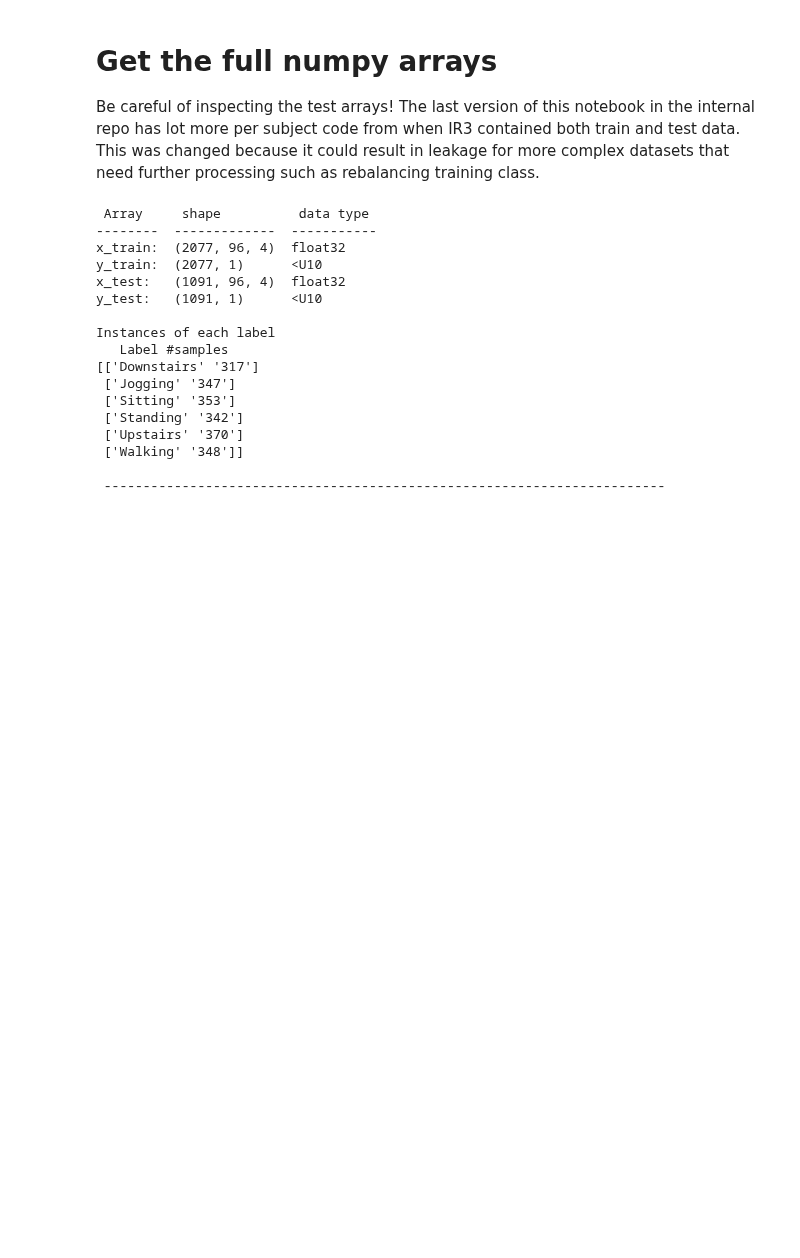
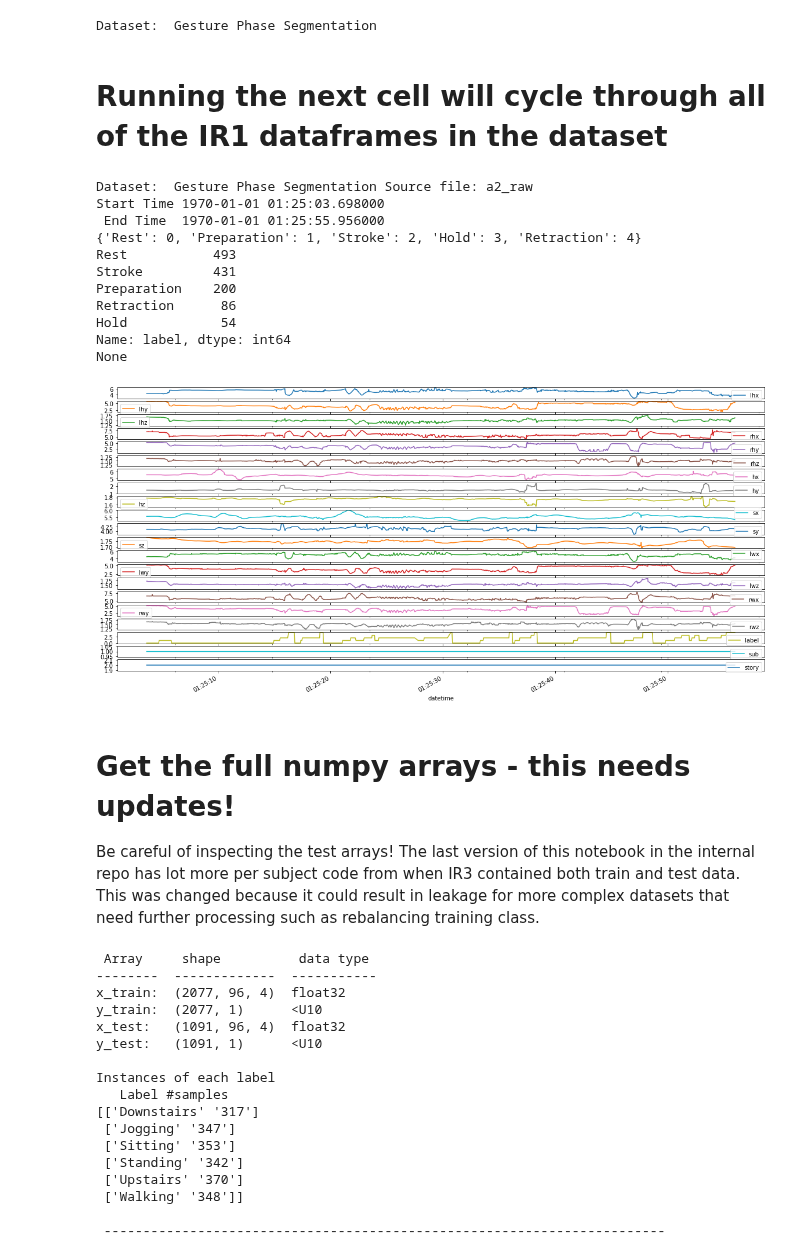
Before and after one commit to imics-lab/load_data_time_series, a Jupyter notebook: ts_visualize_ir.ipynb, the cells around one changed output. Cells and saved outputs as stored; diff of their text form; code cells hidden in the pictures; blank space fills up the shorter version.

Commit message:
added select, updated to IR1_dict format

```diff
--- a/ts_visualize_ir.ipynb
+++ b/ts_visualize_ir.ipynb
@@ -99,5 +67,51 @@ Name: label, dtype: int64
+# %%
+#@title Select Dataset
+dataset = "Gesture Phase Segmentation" #@param ["TWristAR","TWristAR Free-Form","Gesture Phase Segmentation"]
+# %%
+if dataset == "TWristAR":
+    ir1_dict = twristar.get_twristar_ir1_dict()
+    label_dict = twristar.label_map_twristar['label']
+if dataset == "TWristAR Free-Form":
+    ir1_dict = twristar.get_twristar_ir1_dict(scripted=False)
+    label_dict = twristar.label_map_twristar['label']
+if dataset == "Gesture Phase Segmentation":
+    ir1_dict = gps.get_gps_ir1_dict()
+    label_dict = gps.label_map_gps['label']
+key_list = list(ir1_dict) # ir1_dict.keys() returns a dict_keys type
+my_key = 0 # sort of a global
+# %% [output]
+Dataset:  Gesture Phase Segmentation
+# %% [markdown]
+# Running the next cell will cycle through all of the IR1 dataframes in the dataset
+# %%
+print("Dataset: ", dataset, "Source file:",key_list[my_key])
+my_df = ir1_dict[key_list[my_key]]
+print("Start Time", my_df.index[0])
+print(" End Time ", my_df.index[-1])
+print(label_dict)
+print(print (my_df['label'].value_counts()))
+# convert dataframe categorical strings to ints per label mapping dict (so they can be plotted and take less room)
+my_df = xform.assign_ints_ir1_labels(my_df, label_mapping_dict = label_dict)
+my_df.plot(subplots=True, figsize=(20, 10))
+my_key = (my_key + 1) % len(key_list)
+
+# should be able to control output further as pandas generates matplotlib obj
+# https://pandas.pydata.org/docs/getting_started/intro_tutorials/04_plotting.html
+# %% [output]
+Dataset:  Gesture Phase Segmentation Source file: a2_raw
+Start Time 1970-01-01 01:25:03.698000
+ End Time  1970-01-01 01:25:55.956000
+{'Rest': 0, 'Preparation': 1, 'Stroke': 2, 'Hold': 3, 'Retraction': 4}
+Rest           493
+Stroke         431
+Preparation    200
+Retraction      86
+Hold            54
+Name: label, dtype: int64
+None
+[figure, added]
 # %% [markdown]
-# Get the full numpy arrays
+# Get the full numpy arrays - this needs updates!
 Be careful of inspecting the test arrays!   The last version of this notebook in the internal repo has lot more per subject code from when IR3 contained both train and test data.  This was changed because it could result in leakage for more complex datasets that need further processing such as rebalancing training class.
 # %%
 all_channels = ['accel_x', 'accel_y', 'accel_z', 'accel_ttl', 'bvp', 'eda', 'p_temp']
```
Also changed, not shown: parts of 8 cells of this notebook.
